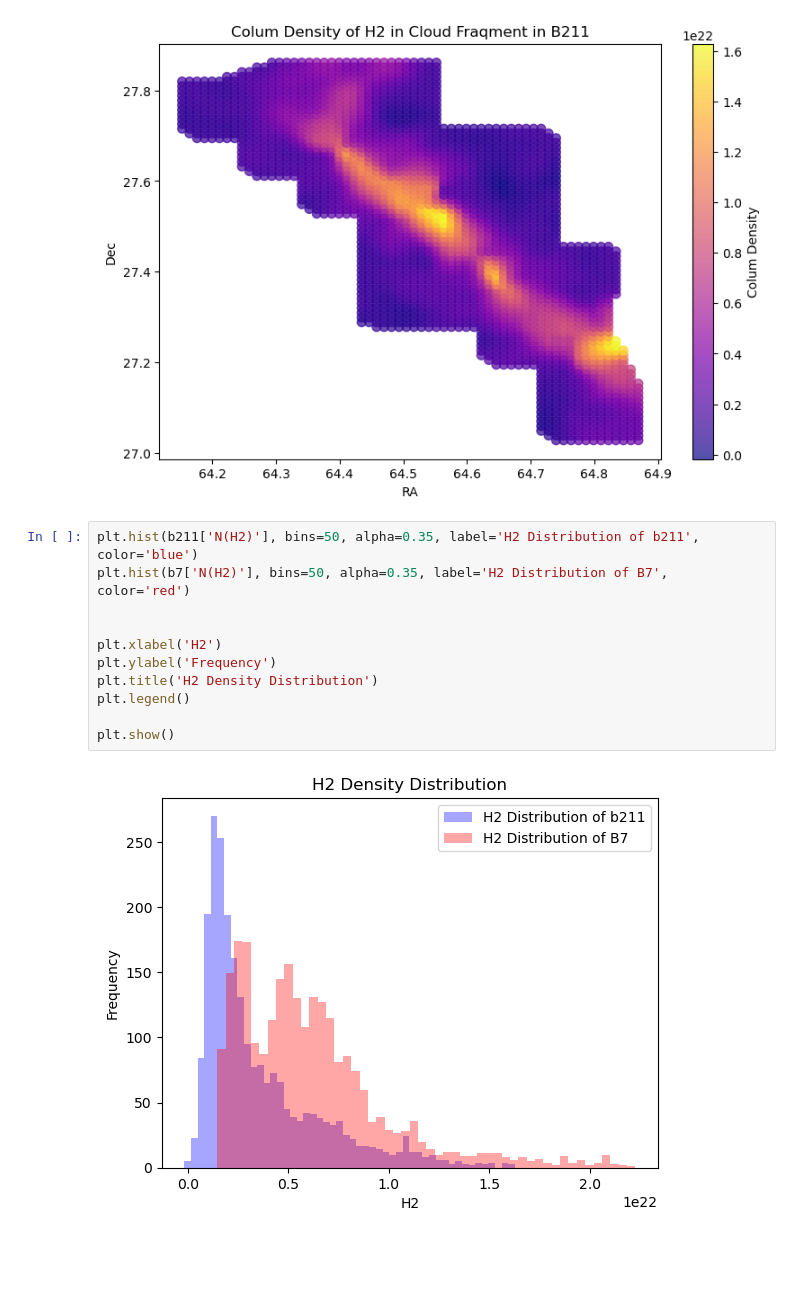
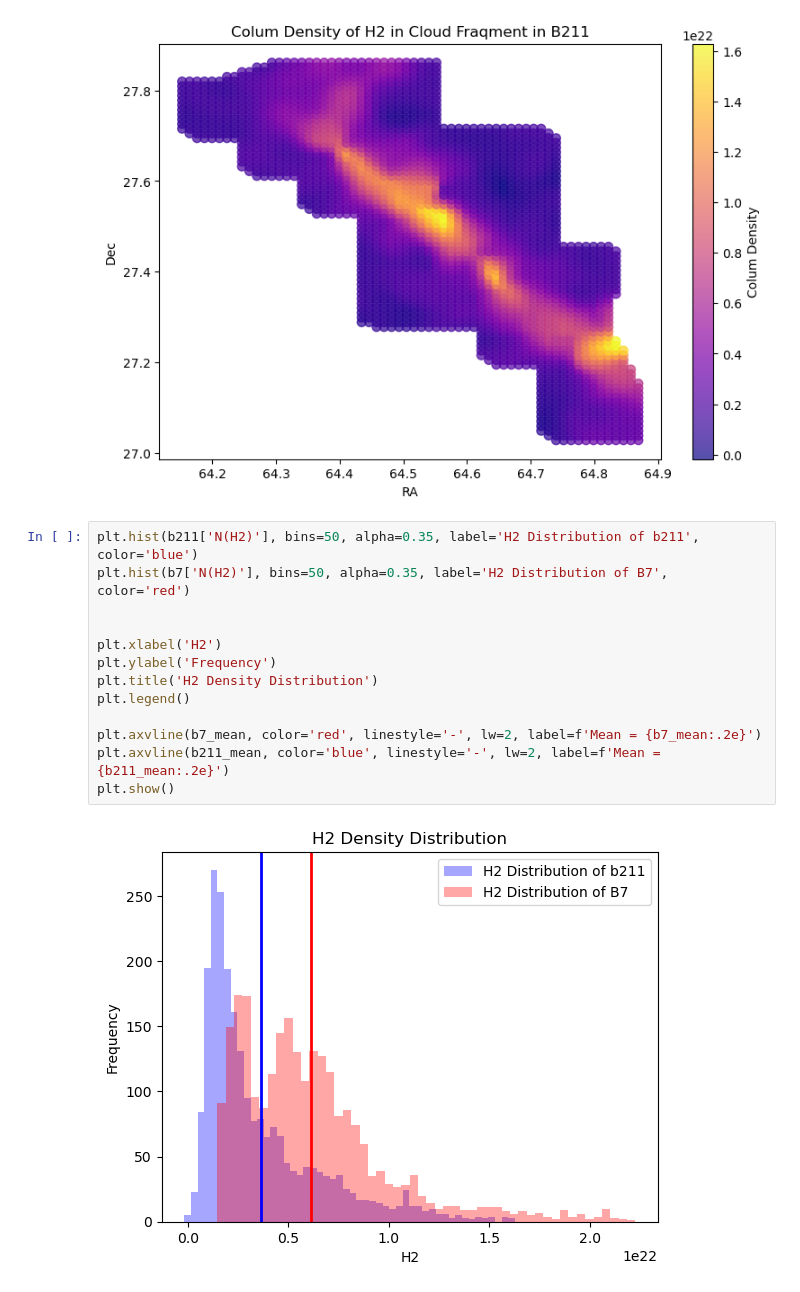
Before and after one commit to zekatski/Cold-Gas, a Jupyter notebook: Data_sets/Cold Gas Project.ipynb, the cells around one changed output. Saved outputs shown, nothing was run; the diff lists cells and outputs as text; blank space fills up the shorter version.

```diff
--- a/Data_sets/Cold Gas Project.ipynb
+++ b/Data_sets/Cold Gas Project.ipynb
@@ -430,14 +430,16 @@ plt.show()
 # %%
 plt.hist(b211['N(H2)'], bins=50, alpha=0.35, label='H2 Distribution of b211', color='blue')
 plt.hist(b7['N(H2)'], bins=50, alpha=0.35, label='H2 Distribution of B7', color='red')
 
 
 plt.xlabel('H2')
 plt.ylabel('Frequency')
 plt.title('H2 Density Distribution')
 plt.legend()
 
+plt.axvline(b7_mean, color='red', linestyle='-', lw=2, label=f'Mean = {b7_mean:.2e}')
+plt.axvline(b211_mean, color='blue', linestyle='-', lw=2, label=f'Mean = {b211_mean:.2e}')
 plt.show()
 # %% [output]
-[figure, old version]
+[figure, new version]
 # %%
```
Also changed, not shown: parts of 2 cells of this notebook.
